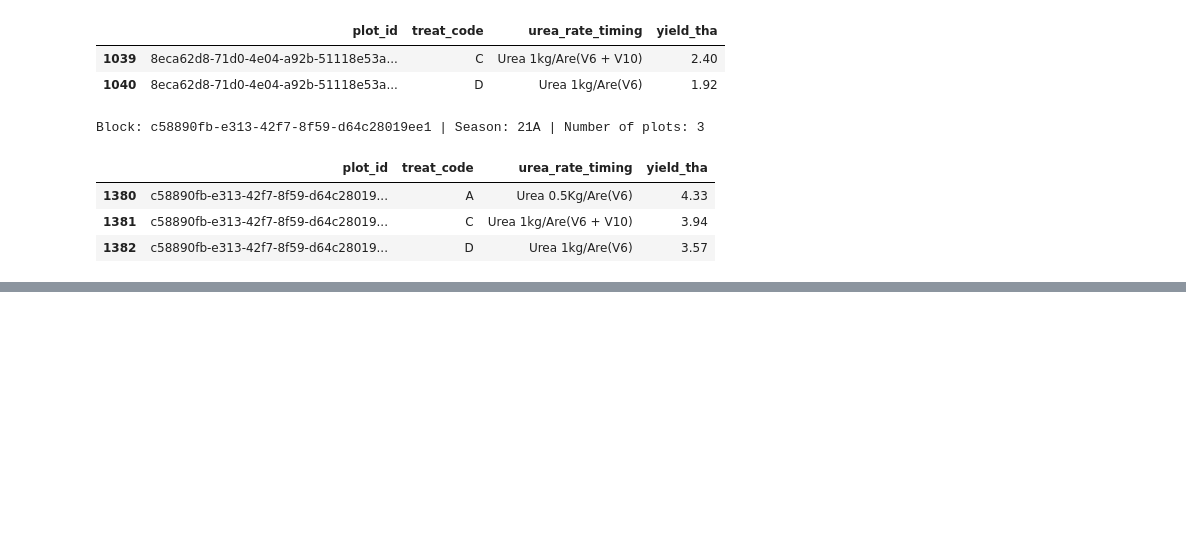
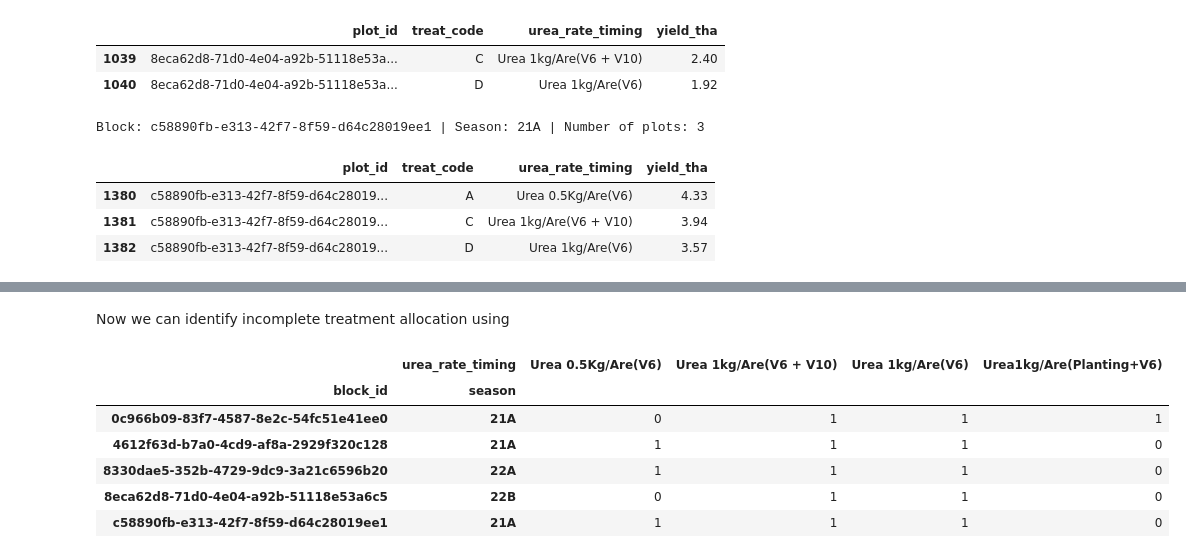
Before and after one commit to Vin-Okumu/maize-yield-optimization-rwanda, a Jupyter notebook: 02_Notebooks/01_data_audit.ipynb, the cells around one changed output, grey strips where cells are left out. Drawn from its saved outputs; the diff is of its cells as text; code cells hidden in the pictures; blank space fills up the shorter version.

```diff
--- a/02_Notebooks/01_data_audit.ipynb
+++ b/02_Notebooks/01_data_audit.ipynb
@@ -1514,0 +1562,16 @@ Block: c58890fb-e313-42f7-8f59-d64c28019ee1 | Season: 21A | Number of plots: 3
+# %% [markdown]
+Now we can identify incomplete treatment allocation using
+# %%
+incomplete_treatment = treatment_matrix[
+    (treatment_matrix == 0).any(axis=1)
+]
+
+incomplete_treatment
+# %% [output]
+|  | urea_rate_timing | Urea 0.5Kg/Are(V6) | Urea 1kg/Are(V6 + V10) | Urea 1kg/Are(V6) | Urea1kg/Are(Planting+V6) |
+| block_id | season |  |  |  |  |
+| 0c966b09-83f7-4587-8e2c-54fc51e41ee0 | 21A | 0 | 1 | 1 | 1 |
+| 4612f63d-b7a0-4cd9-af8a-2929f320c128 | 21A | 1 | 1 | 1 | 0 |
+| 8330dae5-352b-4729-9dc9-3a21c6596b20 | 22A | 1 | 1 | 1 | 0 |
+| 8eca62d8-71d0-4e04-a92b-51118e53a6c5 | 22B | 0 | 1 | 1 | 0 |
+| c58890fb-e313-42f7-8f59-d64c28019ee1 | 21A | 1 | 1 | 1 | 0 |
```
Also changed, not shown: parts of 27 cells of this notebook.
